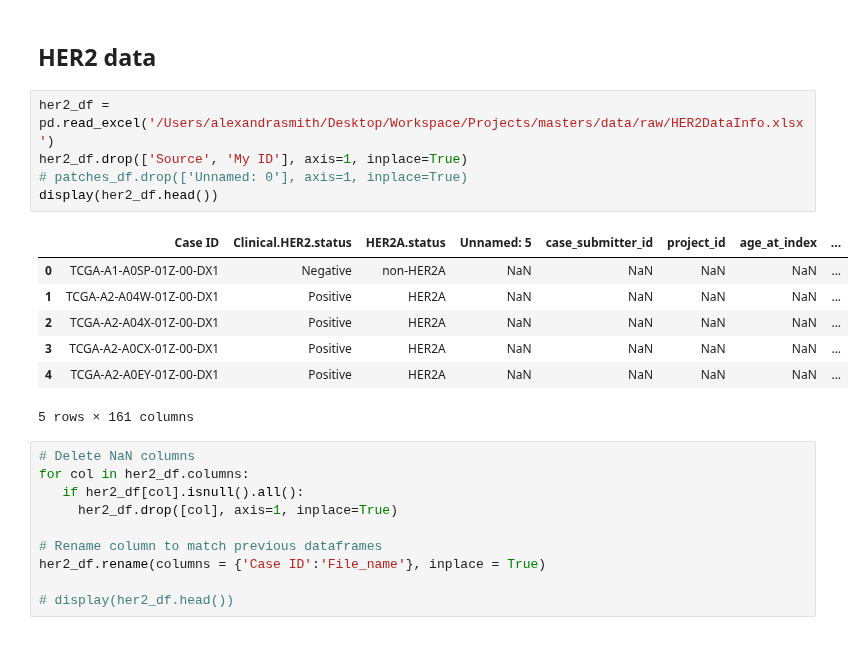
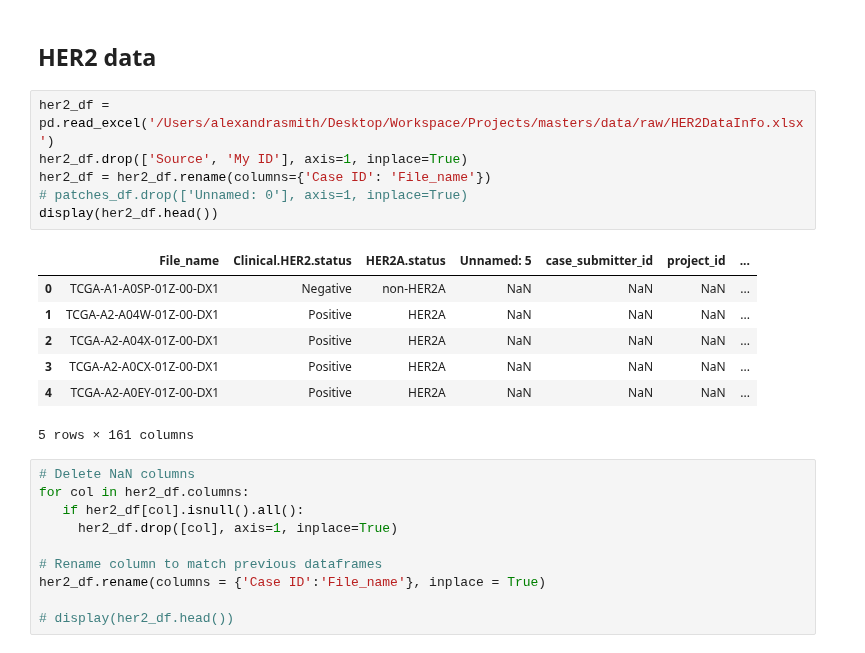
Before and after one commit to Alexandra-Smith/masters, a Jupyter notebook: notebooks/05-data-info.ipynb, the cells around one changed output. Cells and saved outputs as stored; diff of their text form.

```diff
--- a/notebooks/05-data-info.ipynb
+++ b/notebooks/05-data-info.ipynb
@@ -279,15 +291,16 @@ Also, calculate some information about images I am working with (i.e. level 1)
 # %%
 her2_df = pd.read_excel('/Users/alexandrasmith/Desktop/Workspace/Projects/masters/data/raw/HER2DataInfo.xlsx')
 her2_df.drop(['Source', 'My ID'], axis=1, inplace=True)
+her2_df = her2_df.rename(columns={'Case ID': 'File_name'})
 # patches_df.drop(['Unnamed: 0'], axis=1, inplace=True)
 display(her2_df.head())
 # %% [output]
-|  | Case ID | Clinical.HER2.status | HER2A.status | Unnamed: 5 | case_submitter_id | project_id | age_at_index | ... |
-| 0 | TCGA-A1-A0SP-01Z-00-DX1 | Negative | non-HER2A | NaN | NaN | NaN | NaN | ... |
-| 1 | TCGA-A2-A04W-01Z-00-DX1 | Positive | HER2A | NaN | NaN | NaN | NaN | ... |
-| 2 | TCGA-A2-A04X-01Z-00-DX1 | Positive | HER2A | NaN | NaN | NaN | NaN | ... |
-| 3 | TCGA-A2-A0CX-01Z-00-DX1 | Positive | HER2A | NaN | NaN | NaN | NaN | ... |
-| 4 | TCGA-A2-A0EY-01Z-00-DX1 | Positive | HER2A | NaN | NaN | NaN | NaN | ... |
+|  | File_name | Clinical.HER2.status | HER2A.status | Unnamed: 5 | case_submitter_id | project_id | ... |
+| 0 | TCGA-A1-A0SP-01Z-00-DX1 | Negative | non-HER2A | NaN | NaN | NaN | ... |
+| 1 | TCGA-A2-A04W-01Z-00-DX1 | Positive | HER2A | NaN | NaN | NaN | ... |
+| 2 | TCGA-A2-A04X-01Z-00-DX1 | Positive | HER2A | NaN | NaN | NaN | ... |
+| 3 | TCGA-A2-A0CX-01Z-00-DX1 | Positive | HER2A | NaN | NaN | NaN | ... |
+| 4 | TCGA-A2-A0EY-01Z-00-DX1 | Positive | HER2A | NaN | NaN | NaN | ... |
 5 rows × 161 columns
 # %%
 # Delete NaN columns
```
Also changed, not shown: parts of 8 cells of this notebook.
